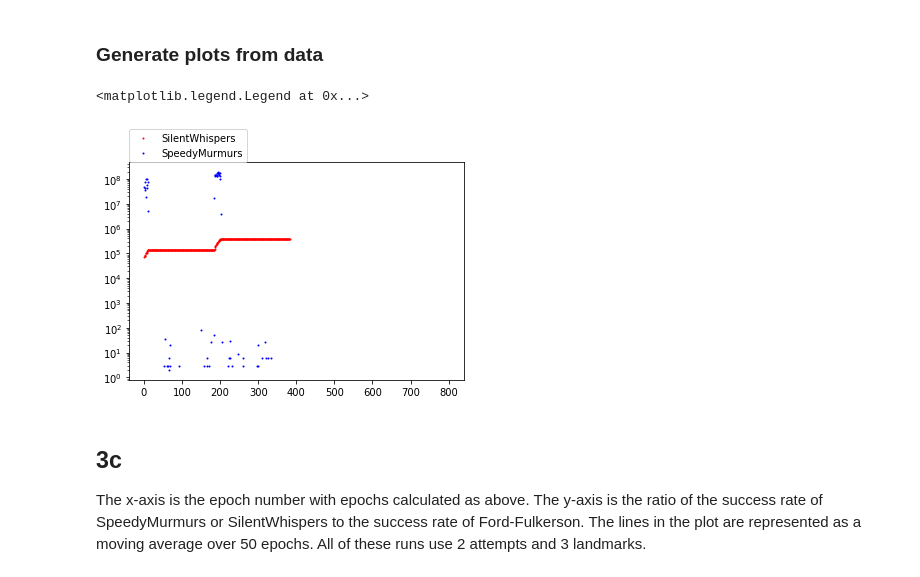
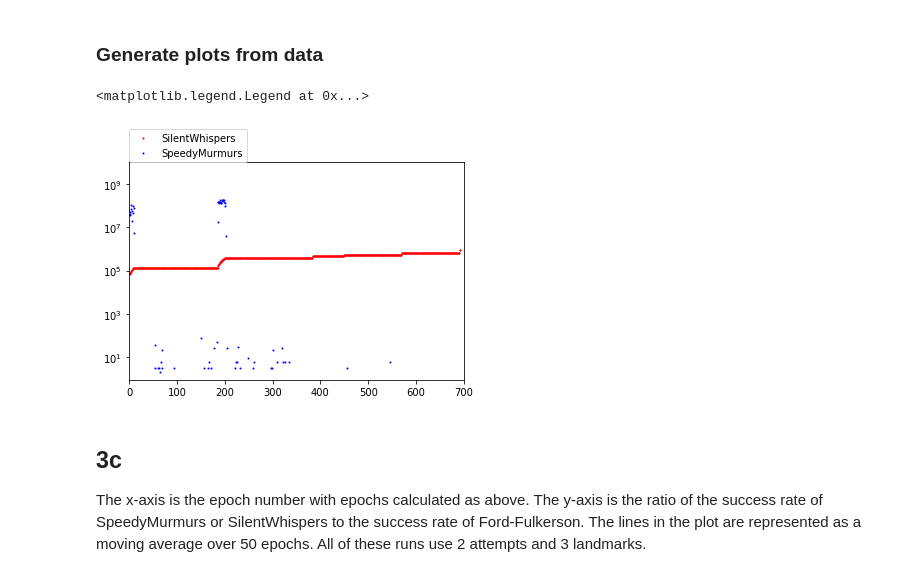
Before and after one commit to iowaguy/pcn-simulator, a Jupyter notebook: speedy-murmurs-simulator/Payment-Channel-Network-Simulations.ipynb, the cells around one changed output. Cells and saved outputs as stored; diff of their text form; code cells hidden in the pictures.

Commit message:
Cleanup jupyter notebook, plot all of 3c

```diff
--- a/speedy-murmurs-simulator/Payment-Channel-Network-Simulations.ipynb
+++ b/speedy-murmurs-simulator/Payment-Channel-Network-Simulations.ipynb
@@ -140,3 +143,9 @@ for tree in range(1,8):
+# %%
+attempts = 1
+transaction_set = 0
+for tree in range(1, max_trees+1):
+    run_static(transaction_set, silentwhispers, attempts, tree)
+    run_static(transaction_set, speedymurmurs, attempts, tree)
 # %% [markdown]
 ### Generate plots from data
 # %%
@@ -164,7 +174,3 @@ The x-axis is the number of trees (or landmarks) used, and the y-axis is the num
-# %%
-for tree in range(1,8):
-    run_static(0, silentwhispers, 2, i)
-    run_static(0, speedymurmurs, 2, i)
 # %% [markdown]
 ### Generate plots from data
 # %%
@@ -190,7 +196,10 @@ plt.legend(loc=(0,1), scatterpoints=10)
 The x-axis is the number of times a failed transaction should be retried, and the y-axis is the ratio of successfully routed transaction to total transactions. Each point on the plot is the value of CREDIT_NETWORK_SUCCESS in \_singles.txt for the run with that many retries. All of these runs use 3 landmarks.
 # %% [markdown]
 ### Run simulations
-# %%
-for attempt in range(1,8):
-    run_static(0, silentwhispers, i, 3)
-    run_static(0, speedymurmurs, i, 3)
+# %%
+trees = 3
+transaction_set = 0
+for attempt in range(1, max_attempts+1):
+    run_static(transaction_set, silentwhispers, attempt, trees)
+    run_static(transaction_set, speedymurmurs, attempt, trees)
+print('Done.')
@@ -332,31 +365,32 @@ KeyboardInterrupt:
 # %%
 stab_file = '/cnet-stab.txt'
 
 sw_stab_messages_list = []
 sm_stab_messages_list = []
 sw_stab_messages_dict = {}
 sm_stab_messages_dict = {}
-for step in range(0,5):
+for step in range(0,9):
     sw_file_path = get_dynamic_data_path(silentwhispers, 3, 2, step) + stab_file
     sm_file_path = get_dynamic_data_path(speedymurmurs, 3, 2, step) + stab_file
 
     # create dict of stab message values for both sw and sm
     new_dict_sw = convert_kv_file_to_dict(sw_file_path)
     new_dict_sm = convert_kv_file_to_dict(sm_file_path)
 
     sw_stab_messages_dict = merge_dicts(new_dict_sw, sw_stab_messages_dict)
     sm_stab_messages_dict = merge_dicts(new_dict_sm, sm_stab_messages_dict)
 
 sw_stab_messages_list = dict_to_list(sw_stab_messages_dict, 801)
 sm_stab_messages_list = dict_to_list(sm_stab_messages_dict, 801)
 
 plt.yscale('log')
+plt.axis([0,700,0,1e+10])
 plt.plot(range(1, 801), sw_stab_messages_list, 'ro', markersize=1, linewidth=1, label='SilentWhispers')
 plt.plot(range(1, 801), sm_stab_messages_list, 'bo', markersize=1, linewidth=1, label='SpeedyMurmurs')
 plt.legend(loc=(0,1), scatterpoints=10)
 # %% [output]
 <matplotlib.legend.Legend at 0x...>
-[figure, old version]
+[figure, new version]
 # %% [markdown]
 ## 3c
 The x-axis is the epoch number with epochs calculated as above. The y-axis is the ratio of the success rate of SpeedyMurmurs or SilentWhispers to the success rate of Ford-Fulkerson. The lines in the plot are represented as a moving average over 50 epochs. All of these runs use 2 attempts and 3 landmarks.
```
Also changed, not shown: parts of 12 cells of this notebook.
